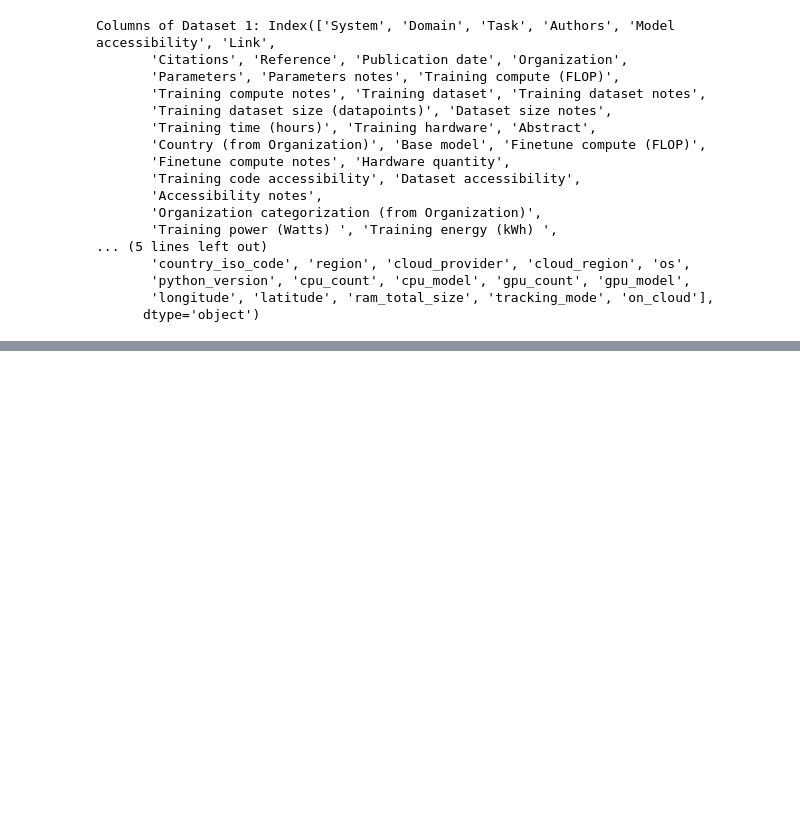
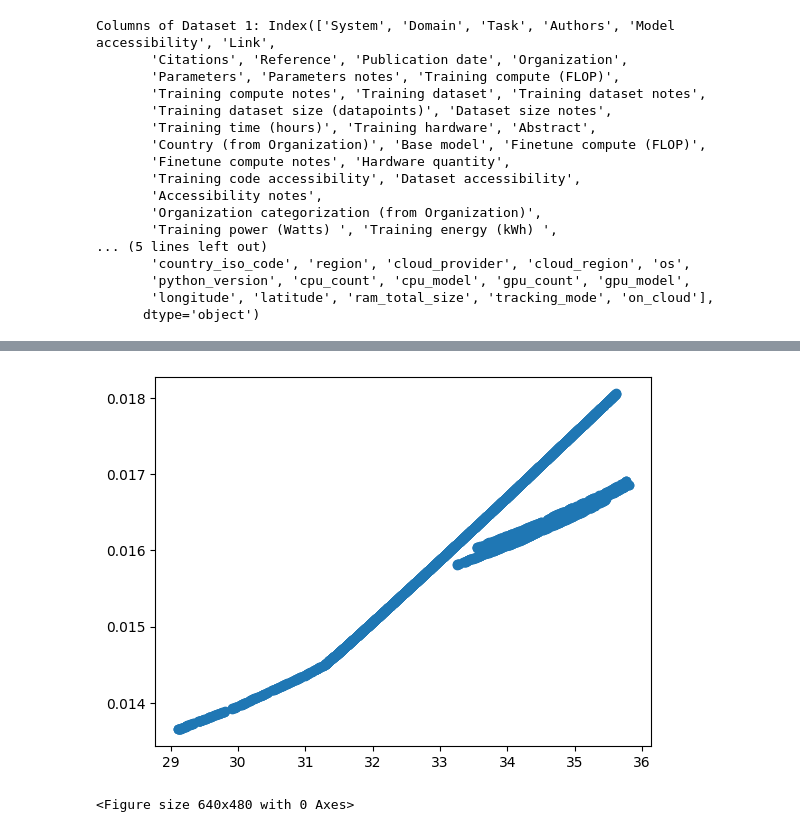
Before and after one commit to Burgundy800020/AI_sus_repo, a Jupyter notebook: Starter.ipynb, the cells around one changed output, grey strips where cells are left out. Cells and saved outputs as stored; diff of their text form; code cells hidden in the pictures; blank space fills up the shorter version.

```diff
--- a/Starter.ipynb
+++ b/Starter.ipynb
@@ -30,5 +38,5 @@ df_1.head()
 # %%
-df_2 = pd.read_csv("bloom_emissions.csv")
+df_2 = pd.read_csv("data/bloom_emissions.csv")
 df_2.head()
 # %% [output]
 |  | timestamp | project_name | run_id | duration | emissions | emissions_rate | cpu_power | gpu_power | ... |
@@ -66 +180,9 @@ Write some explanations for what your team did in this section. For instance, ho
+# %%
+df_2.drop(['timestamp','cpu_power', 'cpu_energy', 'cpu_count', 'gpu_count', \
+           'cloud_provider', 'cloud_region', 'run_id', 'country_name', 'country_iso_code',\
+          'region', 'os', 'python_version', 'cpu_model', 'gpu_model',\
+          'longitude', 'latitude', 'ram_total_size', 'tracking_mode', 'on_cloud'], axis=1, inplace=True)
+df_2 = df_2.dropna(axis=0).reset_index(drop=True)
+df_2 = df_2[df_2['duration']>1000].dropna(axis=0).reset_index(drop=True)
+df_2['emissions_rate'] = 1000*df_2['emissions_rate']
 # %%
@@ -69,0 +216,7 @@ Write some explanations for what your team did in this section. For instance, wh
+# %%
+plt.scatter(df_2['duration']*df_2['ram_power']/3600, df_2['ram_energy'])
+plt.show()
+plt.clf()
+# %% [output]
+[figure, added]
+<Figure size 640x480 with 0 Axes>
```
Also changed, not shown: parts of 29 cells of this notebook, 6 other files.
